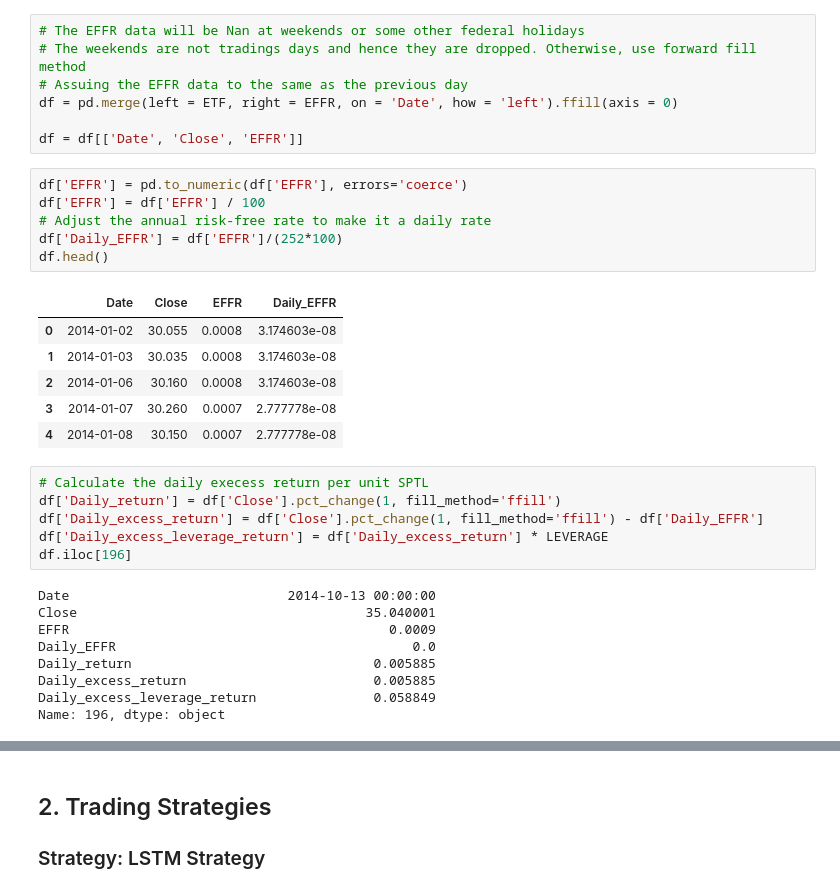
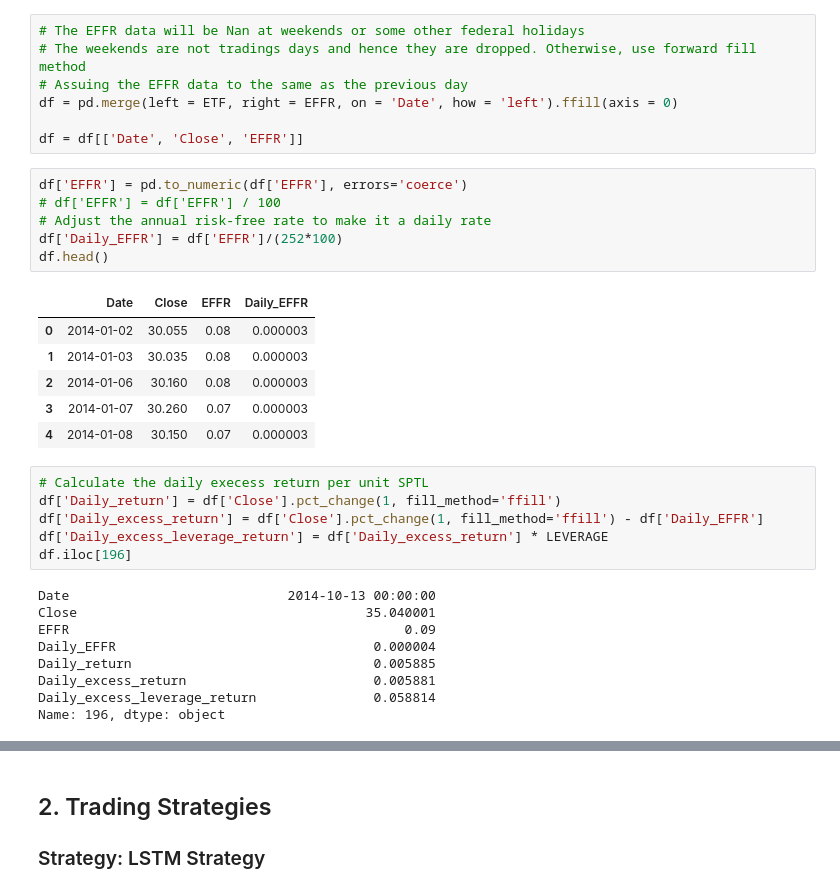
Before and after one commit to MC-Kangan/Algo_Trading_ETF_Trading_Strategy, a Jupyter notebook: LSTM_strategy.ipynb, the cells around one changed output, grey strips where cells are left out. Cells and saved outputs as stored; diff of their text form.

```diff
--- a/LSTM_strategy.ipynb
+++ b/LSTM_strategy.ipynb
@@ -40,17 +40,17 @@ df = pd.merge(left = ETF, right = EFFR, on = 'Date', how = 'left').ffill(axis =
 df = df[['Date', 'Close', 'EFFR']]
 # %%
 df['EFFR'] = pd.to_numeric(df['EFFR'], errors='coerce')
-df['EFFR'] = df['EFFR'] / 100
+# df['EFFR'] = df['EFFR'] / 100
 # Adjust the annual risk-free rate to make it a daily rate
 df['Daily_EFFR'] = df['EFFR']/(252*100)
 df.head()
 # %% [output]
 |  | Date | Close | EFFR | Daily_EFFR |
-| 0 | 2014-01-02 | 30.055 | 0.0008 | 3.174603e-08 |
-| 1 | 2014-01-03 | 30.035 | 0.0008 | 3.174603e-08 |
-| 2 | 2014-01-06 | 30.160 | 0.0008 | 3.174603e-08 |
-| 3 | 2014-01-07 | 30.260 | 0.0007 | 2.777778e-08 |
-| 4 | 2014-01-08 | 30.150 | 0.0007 | 2.777778e-08 |
+| 0 | 2014-01-02 | 30.055 | 0.08 | 0.000003 |
+| 1 | 2014-01-03 | 30.035 | 0.08 | 0.000003 |
+| 2 | 2014-01-06 | 30.160 | 0.08 | 0.000003 |
+| 3 | 2014-01-07 | 30.260 | 0.07 | 0.000003 |
+| 4 | 2014-01-08 | 30.150 | 0.07 | 0.000003 |
 # %%
 # Calculate the daily execess return per unit SPTL
 df['Daily_return'] = df['Close'].pct_change(1, fill_method='ffill')
@@ -60,11 +60,11 @@ df.iloc[196]
 # %% [output]
 Date                            2014-10-13 00:00:00
 Close                                     35.040001
-EFFR                                         0.0009
-Daily_EFFR                                      0.0
+EFFR                                           0.09
+Daily_EFFR                                 0.000004
 Daily_return                               0.005885
-Daily_excess_return                        0.005885
-Daily_excess_leverage_return               0.058849
+Daily_excess_return                        0.005881
+Daily_excess_leverage_return               0.058814
 Name: 196, dtype: object
 # %%
 fig, ax = plt.subplots(3, 1, figsize = (10, 8))
```
Also changed, not shown: parts of 19 cells of this notebook, 4 other files.
